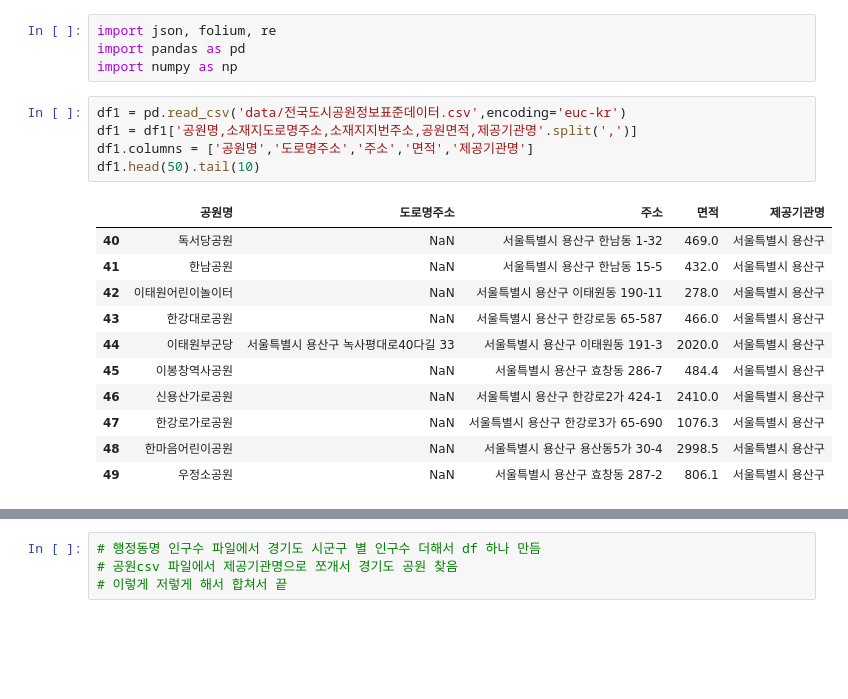
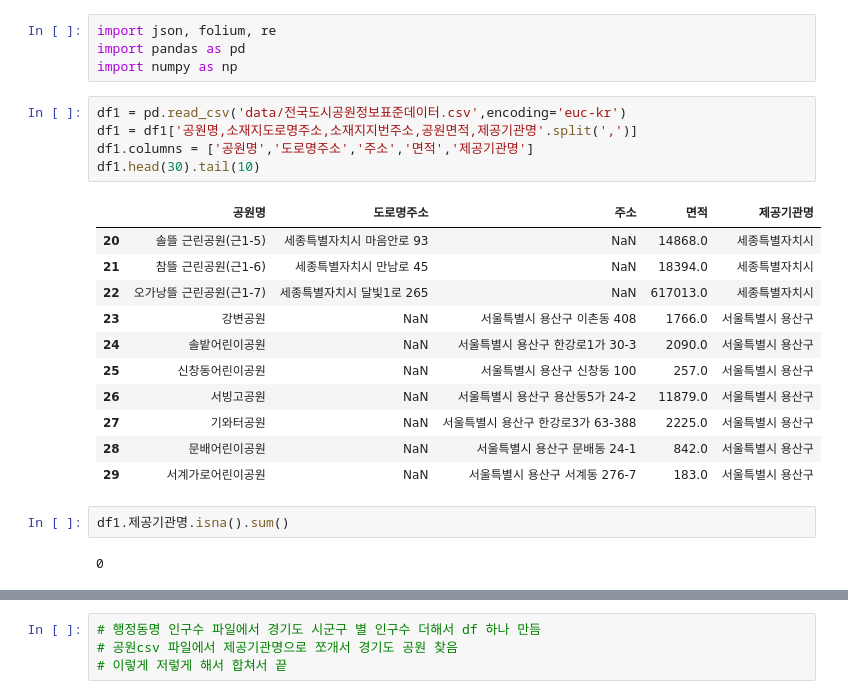
Before and after one commit to Mayhem-XD/DataAnalysis, a Jupyter notebook: 99.과제/02.경기도 공원.ipynb, the cells around one changed output, grey strips where cells are left out. Saved outputs shown, nothing was run; the diff lists cells and outputs as text; blank space fills up the shorter version.

```diff
--- a/99.과제/02.경기도 공원.ipynb
+++ b/99.과제/02.경기도 공원.ipynb
@@ -5,17 +5,21 @@ import numpy as np
 # %%
 df1 = pd.read_csv('data/전국도시공원정보표준데이터.csv',encoding='euc-kr')
 df1 = df1['공원명,소재지도로명주소,소재지지번주소,공원면적,제공기관명'.split(',')]
 df1.columns = ['공원명','도로명주소','주소','면적','제공기관명']
-df1.head(50).tail(10)
+df1.head(30).tail(10)
 # %% [output]
 |  | 공원명 | 도로명주소 | 주소 | 면적 | 제공기관명 |
-| 40 | 독서당공원 | NaN | 서울특별시 용산구 한남동 1-32 | 469.0 | 서울특별시 용산구 |
-| 41 | 한남공원 | NaN | 서울특별시 용산구 한남동 15-5 | 432.0 | 서울특별시 용산구 |
-| 42 | 이태원어린이놀이터 | NaN | 서울특별시 용산구 이태원동 190-11 | 278.0 | 서울특별시 용산구 |
-| 43 | 한강대로공원 | NaN | 서울특별시 용산구 한강로동 65-587 | 466.0 | 서울특별시 용산구 |
-| 44 | 이태원부군당 | 서울특별시 용산구 녹사평대로40다길 33 | 서울특별시 용산구 이태원동 191-3 | 2020.0 | 서울특별시 용산구 |
-| 45 | 이봉창역사공원 | NaN | 서울특별시 용산구 효창동 286-7 | 484.4 | 서울특별시 용산구 |
-| 46 | 신용산가로공원 | NaN | 서울특별시 용산구 한강로2가 424-1 | 2410.0 | 서울특별시 용산구 |
-| 47 | 한강로가로공원 | NaN | 서울특별시 용산구 한강로3가 65-690 | 1076.3 | 서울특별시 용산구 |
-| 48 | 한마음어린이공원 | NaN | 서울특별시 용산구 용산동5가 30-4 | 2998.5 | 서울특별시 용산구 |
-| 49 | 우정소공원 | NaN | 서울특별시 용산구 효창동 287-2 | 806.1 | 서울특별시 용산구 |
+| 20 | 솔뜰 근린공원(근1-5) | 세종특별자치시 마음안로 93 | NaN | 14868.0 | 세종특별자치시 |
+| 21 | 참뜰 근린공원(근1-6) | 세종특별자치시 만남로 45 | NaN | 18394.0 | 세종특별자치시 |
+| 22 | 오가낭뜰 근린공원(근1-7) | 세종특별자치시 달빛1로 265 | NaN | 617013.0 | 세종특별자치시 |
+| 23 | 강변공원 | NaN | 서울특별시 용산구 이촌동 408 | 1766.0 | 서울특별시 용산구 |
+| 24 | 솔밭어린이공원 | NaN | 서울특별시 용산구 한강로1가 30-3 | 2090.0 | 서울특별시 용산구 |
+| 25 | 신창동어린이공원 | NaN | 서울특별시 용산구 신창동 100 | 257.0 | 서울특별시 용산구 |
+| 26 | 서빙고공원 | NaN | 서울특별시 용산구 용산동5가 24-2 | 11879.0 | 서울특별시 용산구 |
+| 27 | 기와터공원 | NaN | 서울특별시 용산구 한강로3가 63-388 | 2225.0 | 서울특별시 용산구 |
+| 28 | 문배어린이공원 | NaN | 서울특별시 용산구 문배동 24-1 | 842.0 | 서울특별시 용산구 |
+| 29 | 서계가로어린이공원 | NaN | 서울특별시 용산구 서계동 276-7 | 183.0 | 서울특별시 용산구 |
+# %%
+df1.제공기관명.isna().sum()
+# %% [output]
+0
```
Also changed, not shown: parts of 16 cells of this notebook, 4 other files.
